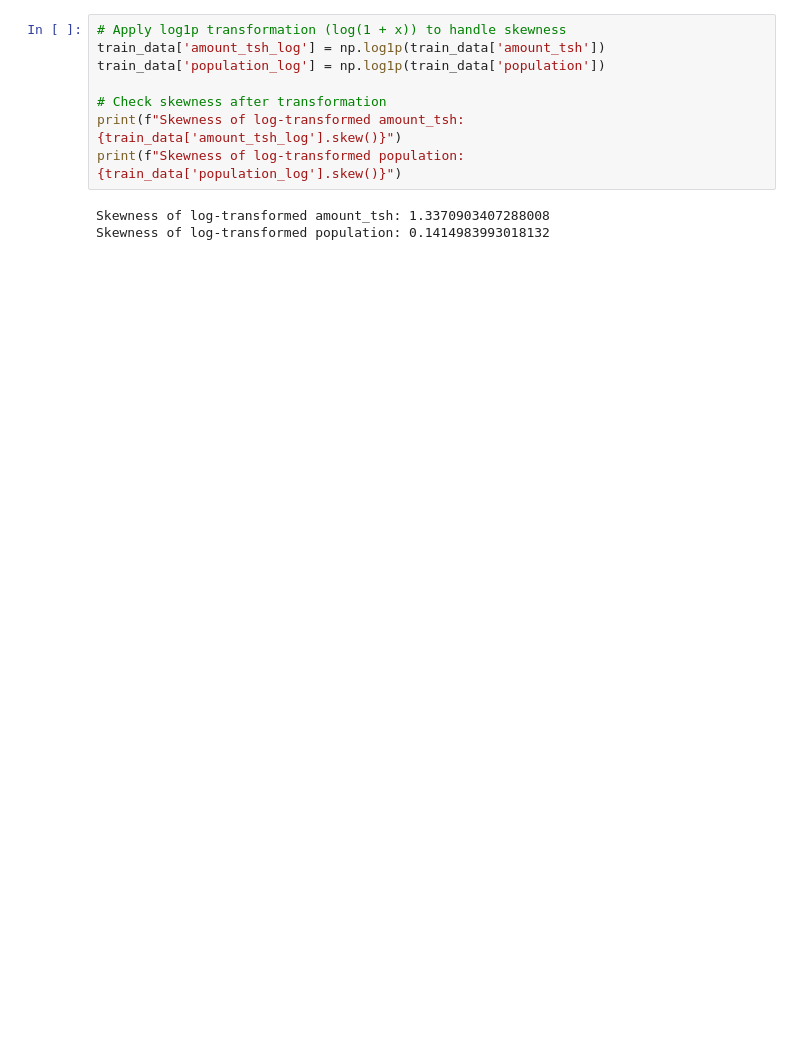
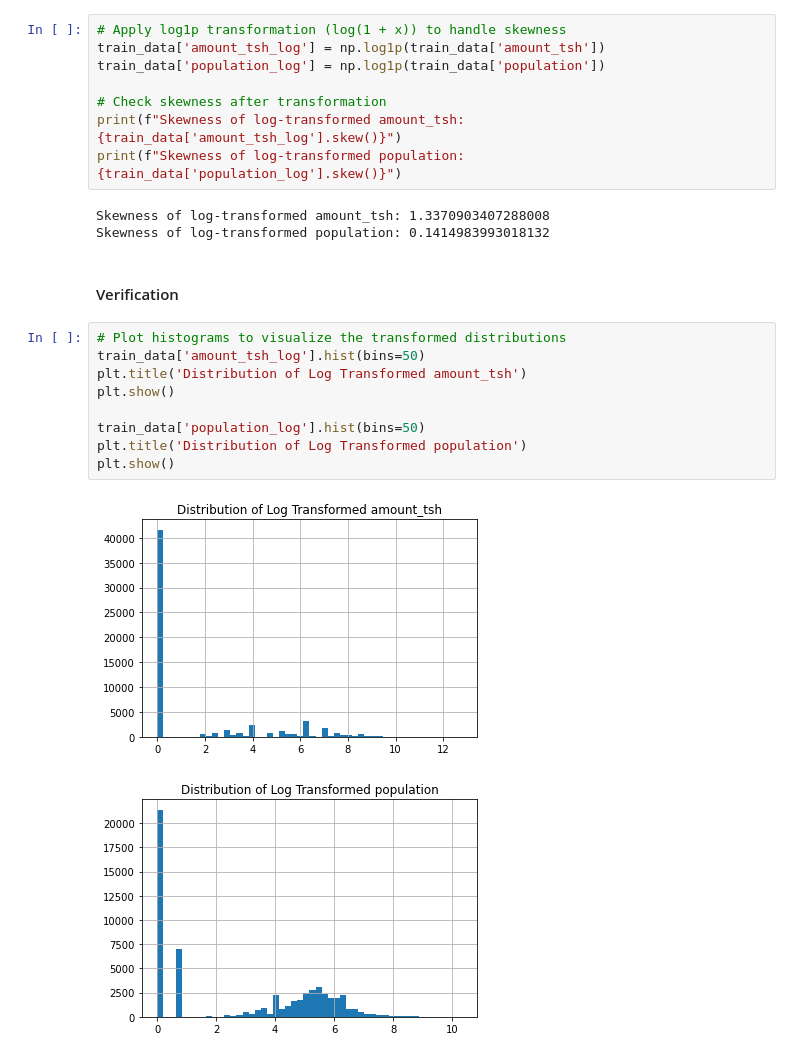
Before and after one commit to Cynthia-Njambi/Moringa-Phase3-Project, a Jupyter notebook: index.ipynb, the cells around one changed output. Cells and saved outputs as stored; diff of their text form; blank space fills up the shorter version.

Commit message:
Data Preparation - Verification on the log transformation

```diff
--- a/index.ipynb
+++ b/index.ipynb
@@ -498,3 +499,17 @@ print(f"Skewness of log-transformed population: {train_data['population_log'].sk
 # %% [output]
 Skewness of log-transformed amount_tsh: 1.3370903407288008
 Skewness of log-transformed population: 0.1414983993018132
+# %% [markdown]
+#### Verification
+# %%
+# Plot histograms to visualize the transformed distributions
+train_data['amount_tsh_log'].hist(bins=50)
+plt.title('Distribution of Log Transformed amount_tsh')
+plt.show()
+
+train_data['population_log'].hist(bins=50)
+plt.title('Distribution of Log Transformed population')
+plt.show()
+# %% [output]
+[figure, added]
+[figure, added]
```
Also changed, not shown: parts of 1 cell of this notebook.
